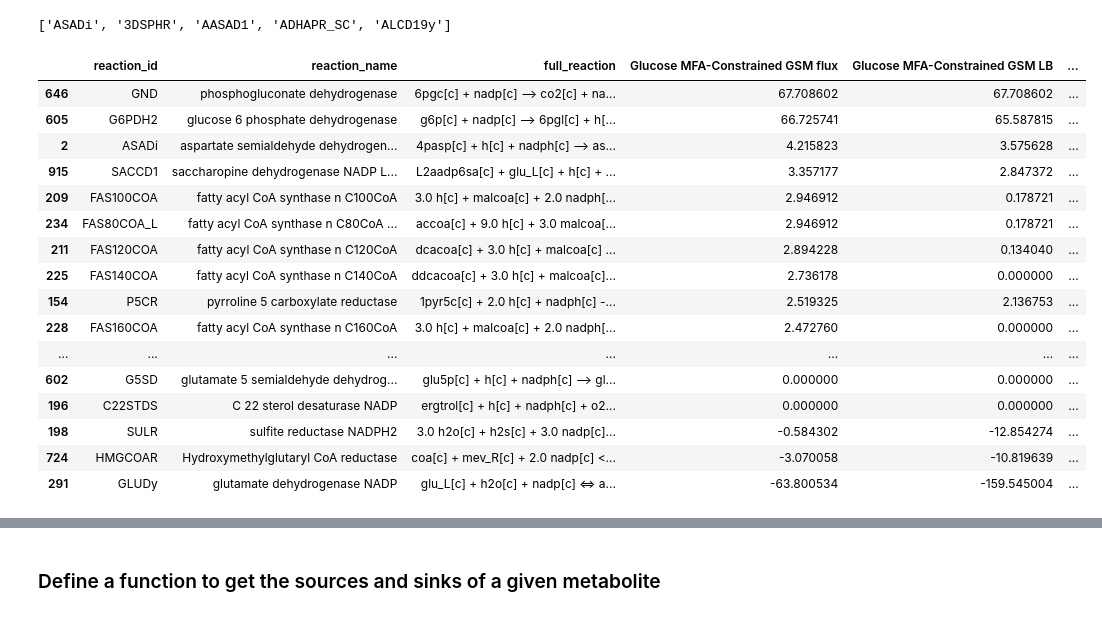
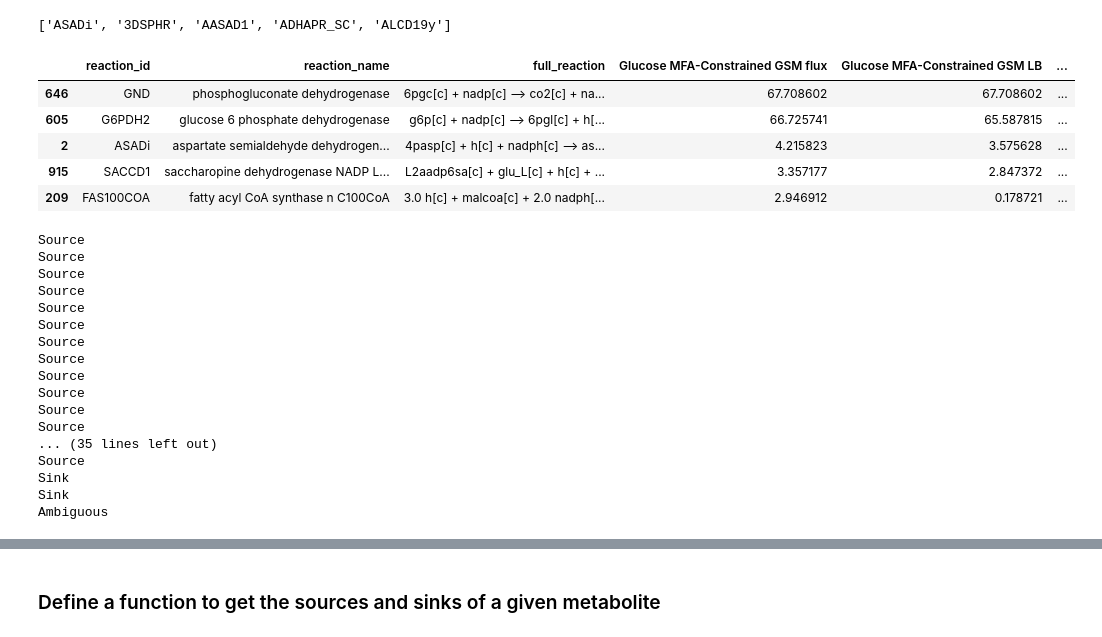
Before and after one commit to UH-MBBE/yarrowia-13C-gsm, a Jupyter notebook: notebooks/D_GSM_plots.ipynb, the cells around one changed output, grey strips where cells are left out. Drawn from its saved outputs; the diff is of its cells as text; code cells hidden in the pictures.

Commit message:
added NADPH source and sink code

```diff
--- a/notebooks/D_GSM_plots.ipynb
+++ b/notebooks/D_GSM_plots.ipynb
@@ -198,32 +198,21 @@ There are 71 reactions that produce or consume NADPH
 # %%
 # filter glucose_gsm_fluxes_df to only include NADPH reactions
 glucose_gsm_nadph_fluxes_df = glucose_gsm_fluxes_df[glucose_gsm_fluxes_df['reaction_id'].isin(nadph_rxn_ids)]
 
 # remove rows where the the lower bound and the upper bound are both 0
 glucose_gsm_nadph_fluxes_df = glucose_gsm_nadph_fluxes_df[
     (glucose_gsm_nadph_fluxes_df['Glucose MFA-Constrained GSM LB'] != 0) |
     (glucose_gsm_nadph_fluxes_df['Glucose MFA-Constrained GSM UB'] != 0)
 ]
 
 # sort by gsm flux value
 glucose_gsm_nadph_fluxes_df = glucose_gsm_nadph_fluxes_df.sort_values(by='Glucose MFA-Constrained GSM flux', ascending=False)
 
-glucose_gsm_nadph_fluxes_df
+glucose_gsm_nadph_fluxes_df.head()
 # %% [output]
 |  | reaction_id | reaction_name | full_reaction | Glucose MFA-Constrained GSM flux | Glucose MFA-Constrained GSM LB | ... |
 | 646 | GND | phosphogluconate dehydrogenase | 6pgc[c] + nadp[c] --> co2[c] + na... | 67.708602 | 67.708602 | ... |
 | 605 | G6PDH2 | glucose 6 phosphate dehydrogenase | g6p[c] + nadp[c] --> 6pgl[c] + h[... | 66.725741 | 65.587815 | ... |
 | 2 | ASADi | aspartate semialdehyde dehydrogen... | 4pasp[c] + h[c] + nadph[c] --> as... | 4.215823 | 3.575628 | ... |
 | 915 | SACCD1 | saccharopine dehydrogenase NADP L... | L2aadp6sa[c] + glu_L[c] + h[c] + ... | 3.357177 | 2.847372 | ... |
 | 209 | FAS100COA | fatty acyl CoA synthase n C100CoA | 3.0 h[c] + malcoa[c] + 2.0 nadph[... | 2.946912 | 0.178721 | ... |
-| 234 | FAS80COA_L | fatty acyl CoA synthase n C80CoA ... | accoa[c] + 9.0 h[c] + 3.0 malcoa[... | 2.946912 | 0.178721 | ... |
-| 211 | FAS120COA | fatty acyl CoA synthase n C120CoA | dcacoa[c] + 3.0 h[c] + malcoa[c] ... | 2.894228 | 0.134040 | ... |
-| 225 | FAS140COA | fatty acyl CoA synthase n C140CoA | ddcacoa[c] + 3.0 h[c] + malcoa[c]... | 2.736178 | 0.000000 | ... |
-| 154 | P5CR | pyrroline 5 carboxylate reductase | 1pyr5c[c] + 2.0 h[c] + nadph[c] -... | 2.519325 | 2.136753 | ... |
-| 228 | FAS160COA | fatty acyl CoA synthase n C160CoA | 3.0 h[c] + malcoa[c] + 2.0 nadph[... | 2.472760 | 0.000000 | ... |
-| ... | ... | ... | ... | ... | ... | ... |
-| 602 | G5SD | glutamate 5 semialdehyde dehydrog... | glu5p[c] + h[c] + nadph[c] --> gl... | 0.000000 | 0.000000 | ... |
-| 196 | C22STDS | C 22 sterol desaturase NADP | ergtrol[c] + h[c] + nadph[c] + o2... | 0.000000 | 0.000000 | ... |
-| 198 | SULR | sulfite reductase NADPH2 | 3.0 h2o[c] + h2s[c] + 3.0 nadp[c]... | -0.584302 | -12.854274 | ... |
-| 724 | HMGCOAR | Hydroxymethylglutaryl CoA reductase | coa[c] + mev_R[c] + 2.0 nadp[c] <... | -3.070058 | -10.819639 | ... |
-| 291 | GLUDy | glutamate dehydrogenase NADP | glu_L[c] + h2o[c] + nadp[c] <=> a... | -63.800534 | -159.545004 | ... |
@@ -230,3 +237,24 @@ glucose_gsm_nadph_fluxes_df
+# %%
+for _, row in glucose_gsm_nadph_fluxes_df.iterrows():
+    print(classify_reaction(row))
+# %% [output]
+Source
+Source
+Source
+Source
+Source
+Source
+Source
+Source
+Source
+Source
+Source
+Source
+... (35 lines left out)
+Source
+Sink
+Sink
+Ambiguous
 # %%
 # filter glycerol_gsm_fluxes_df to only include NADPH reactions
 glycerol_gsm_nadph_fluxes_df = glycerol_gsm_fluxes_df[glycerol_gsm_fluxes_df['reaction_id'].isin(nadph_rxn_ids)]
```
Also changed, not shown: parts of 8 cells of this notebook.
